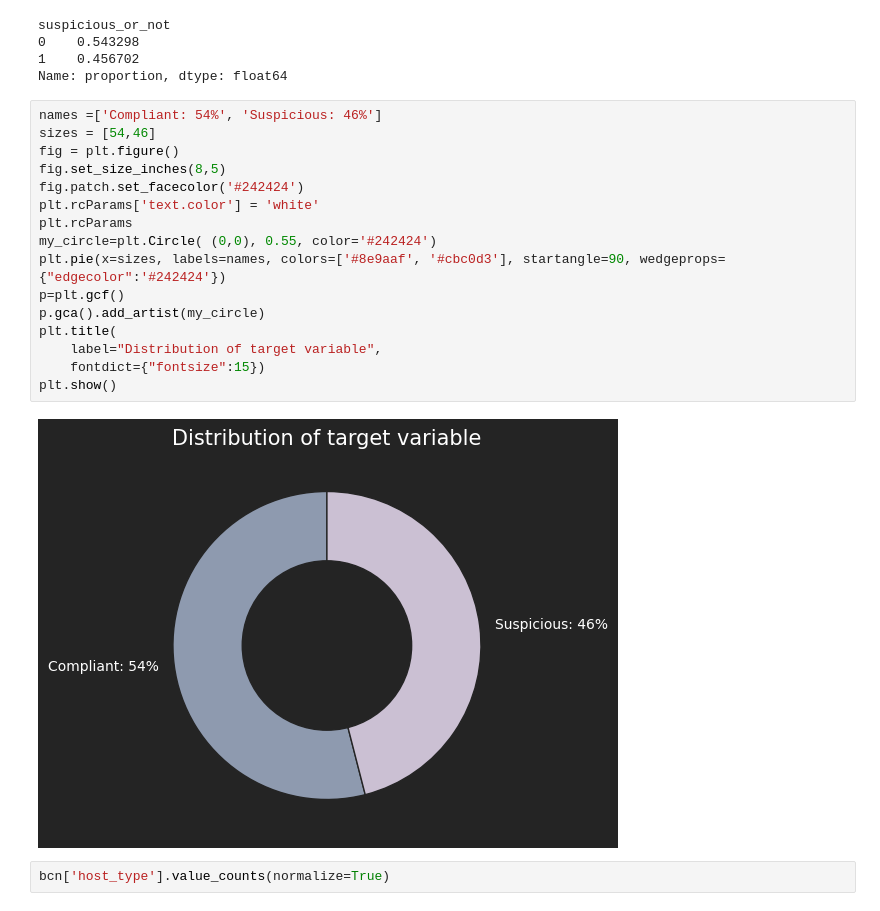
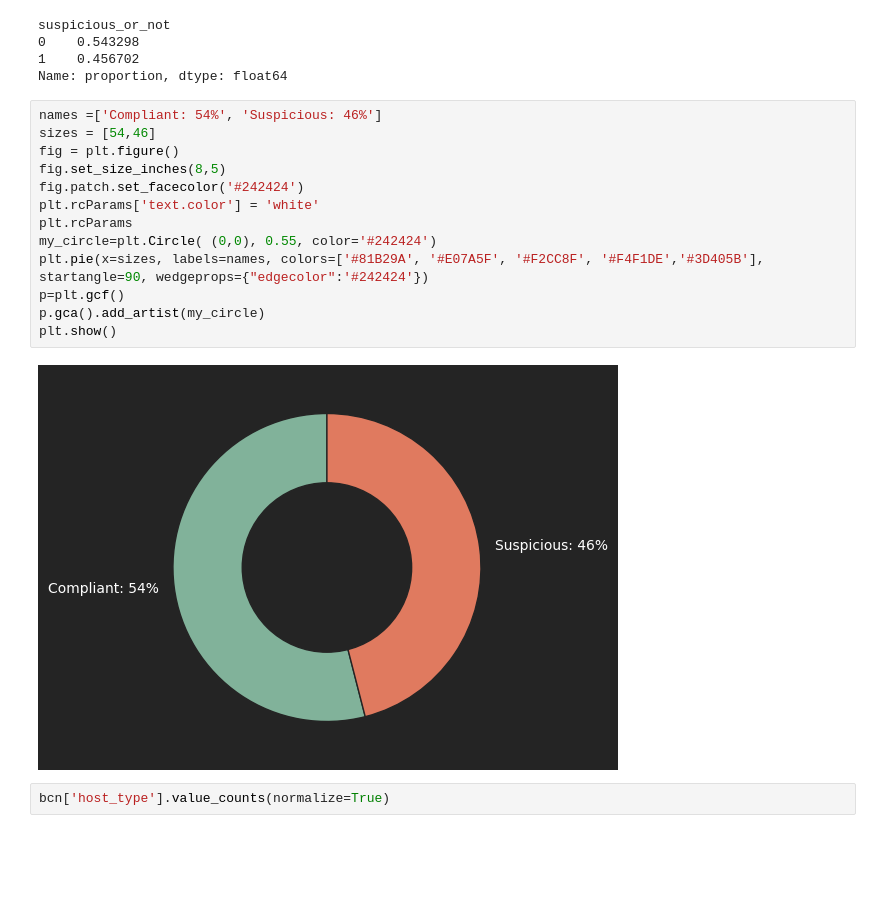
Before and after one commit to scheinmensch/Infringement_Detection_on_Airbnb, a Jupyter notebook: notebooks/Define_variable.ipynb, the cells around one changed output. Cells and saved outputs as stored; diff of their text form; blank space fills up the shorter version.

Commit message:
plots with new color code

```diff
--- a/notebooks/Define_variable.ipynb
+++ b/notebooks/Define_variable.ipynb
@@ -144,21 +145,18 @@ Name: proportion, dtype: float64
 # %%
 names =['Compliant: 54%', 'Suspicious: 46%']
 sizes = [54,46]
 fig = plt.figure()
 fig.set_size_inches(8,5)
 fig.patch.set_facecolor('#242424')
 plt.rcParams['text.color'] = 'white'
 plt.rcParams
 my_circle=plt.Circle( (0,0), 0.55, color='#242424')
-plt.pie(x=sizes, labels=names, colors=['#8e9aaf', '#cbc0d3'], startangle=90, wedgeprops={"edgecolor":'#242424'})
+plt.pie(x=sizes, labels=names, colors=['#81B29A', '#E07A5F', '#F2CC8F', '#F4F1DE','#3D405B'], startangle=90, wedgeprops={"edgecolor":'#242424'})
 p=plt.gcf()
 p.gca().add_artist(my_circle)
-plt.title(
-    label="Distribution of target variable",
-    fontdict={"fontsize":15})
 plt.show()
 # %% [output]
-[figure, old version]
+[figure, new version]
 # %%
 bcn['host_type'].value_counts(normalize=True)
 # %% [output]
```
Also changed, not shown: parts of 2 cells of this notebook, 1 other file.
